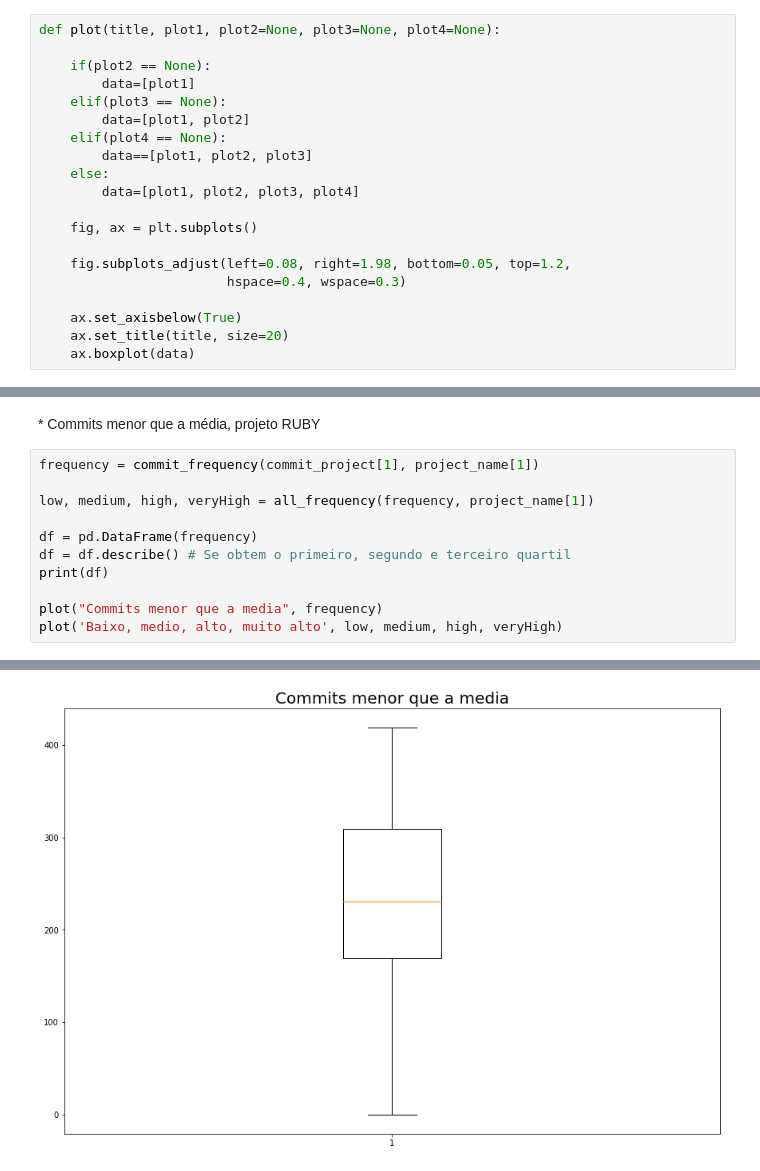
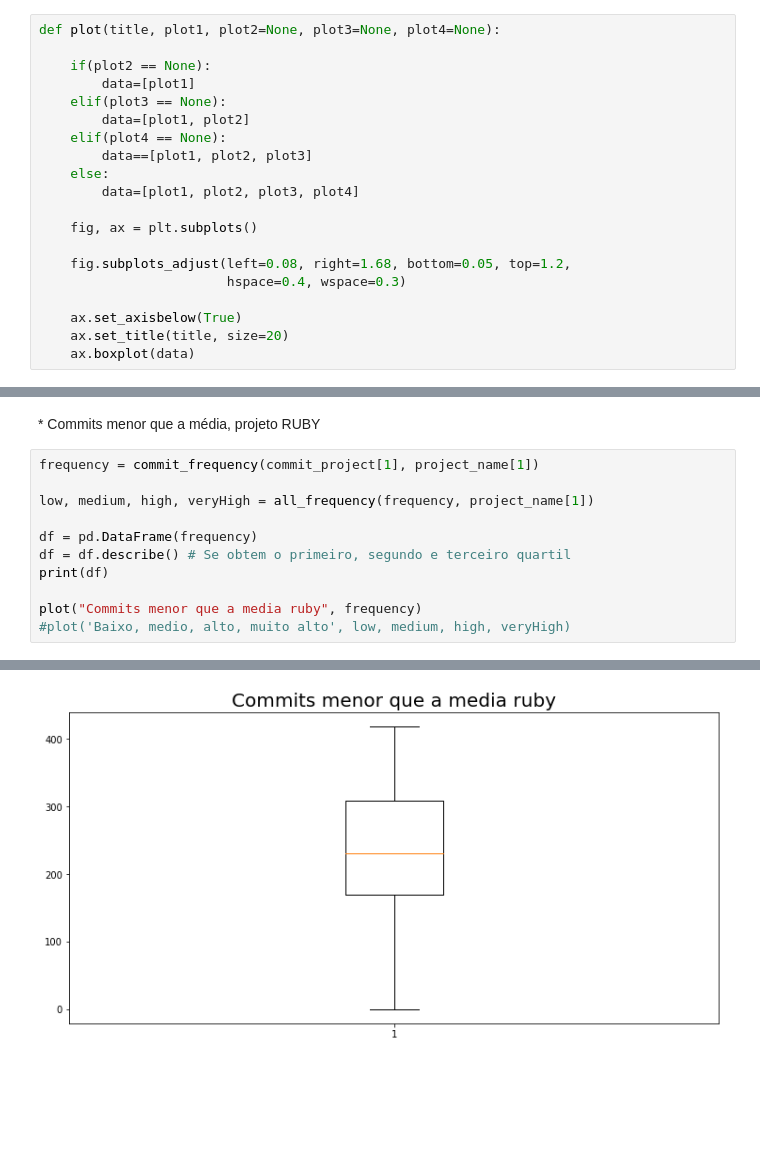
Before and after one commit to wagnernegrao/ci-analysis, a Jupyter notebook: ci_analysis.ipynb, the cells around one changed output, grey strips where cells are left out. Cells and saved outputs as stored; diff of their text form; blank space fills up the shorter version.

```diff
--- a/ci_analysis.ipynb
+++ b/ci_analysis.ipynb
@@ -158,7 +138,7 @@ def plot(title, plot1, plot2=None, plot3=None, plot4=None):
 
     fig, ax = plt.subplots()
 
-    fig.subplots_adjust(left=0.08, right=1.98, bottom=0.05, top=1.2,
+    fig.subplots_adjust(left=0.08, right=1.68, bottom=0.05, top=1.2,
                         hspace=0.4, wspace=0.3)
 
     ax.set_axisbelow(True)
@@ -242,22 +221,22 @@ max    557.000000
 # %%
 frequency = commit_frequency(commit_project[1], project_name[1])
 
 low, medium, high, veryHigh = all_frequency(frequency, project_name[1])
 
 df = pd.DataFrame(frequency)
 df = df.describe() # Se obtem o primeiro, segundo e terceiro quartil
 print(df)
 
-plot("Commits menor que a media", frequency)
-plot('Baixo, medio, alto, muito alto', low, medium, high, veryHigh)
+plot("Commits menor que a media ruby", frequency)
+#plot('Baixo, medio, alto, muito alto', low, medium, high, veryHigh)
 # %% [output]
                 0
 count  443.000000
 mean   237.939052
 std    101.329994
 min      0.000000
 25%    169.500000
 50%    231.000000
 75%    309.000000
 max    419.000000
-[figure, old version]
+[figure, new version]
```
Also changed, not shown: parts of 6 cells of this notebook.
